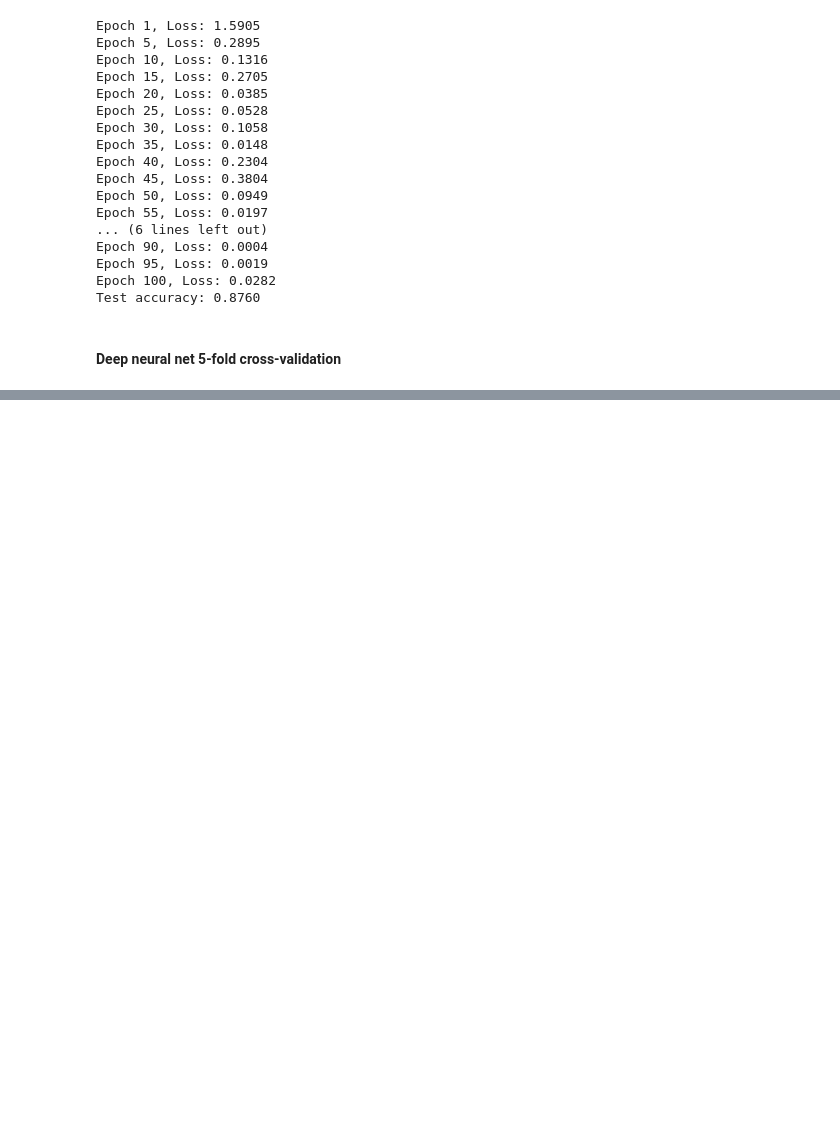
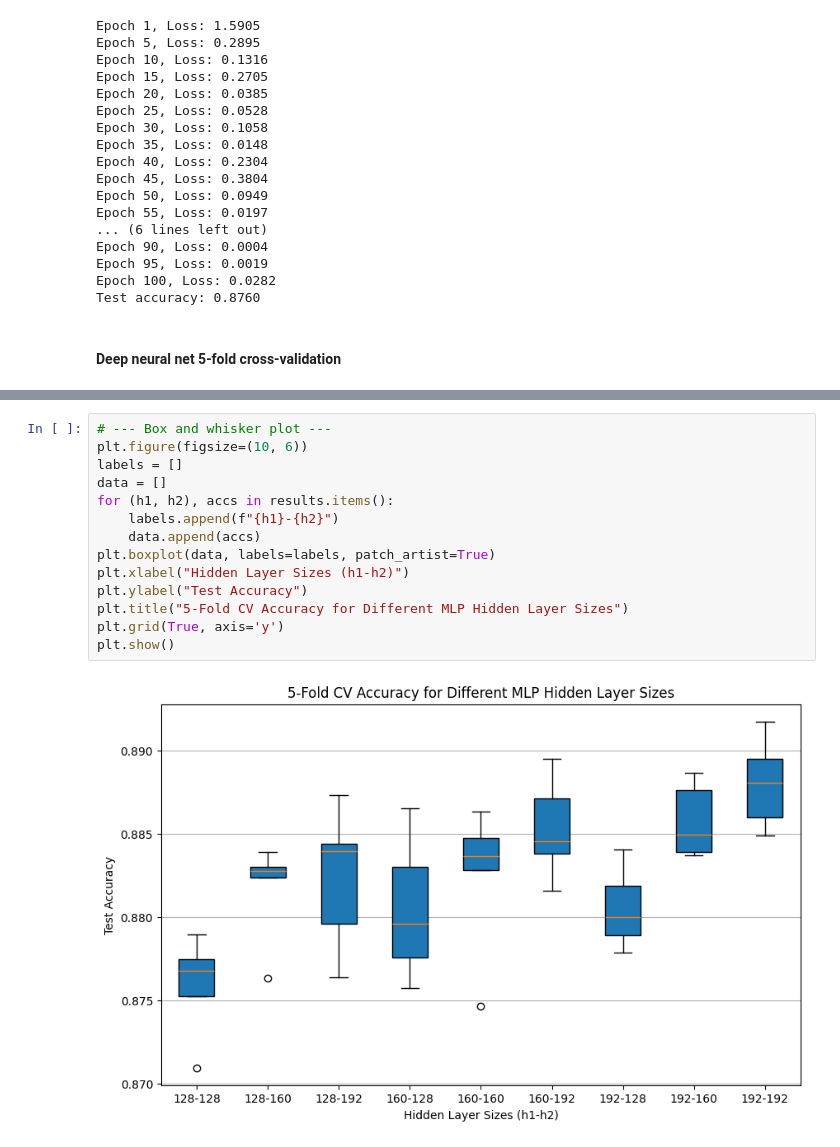
Before and after one commit to mrterminal-git/comp7703-project, a Jupyter notebook: project.ipynb, the cells around one changed output, grey strips where cells are left out. Cells and saved outputs as stored; diff of their text form; blank space fills up the shorter version.

```diff
--- a/project.ipynb
+++ b/project.ipynb
@@ -1532,0 +1526,16 @@ Training MLP with hidden sizes: (128, 128)
+# %%
+# --- Box and whisker plot ---
+plt.figure(figsize=(10, 6))
+labels = []
+data = []
+for (h1, h2), accs in results.items():
+    labels.append(f"{h1}-{h2}")
+    data.append(accs)
+plt.boxplot(data, labels=labels, patch_artist=True)
+plt.xlabel("Hidden Layer Sizes (h1-h2)")
+plt.ylabel("Test Accuracy")
+plt.title("5-Fold CV Accuracy for Different MLP Hidden Layer Sizes")
+plt.grid(True, axis='y')
+plt.show()
+# %% [output]
+[figure, added]
```
Also changed, not shown: parts of 1 cell of this notebook, 8 other files.
